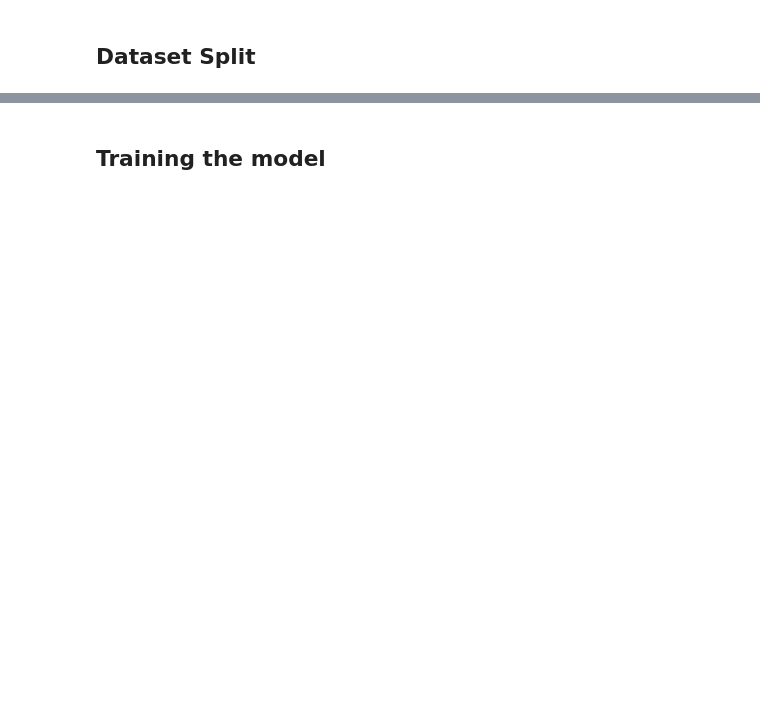
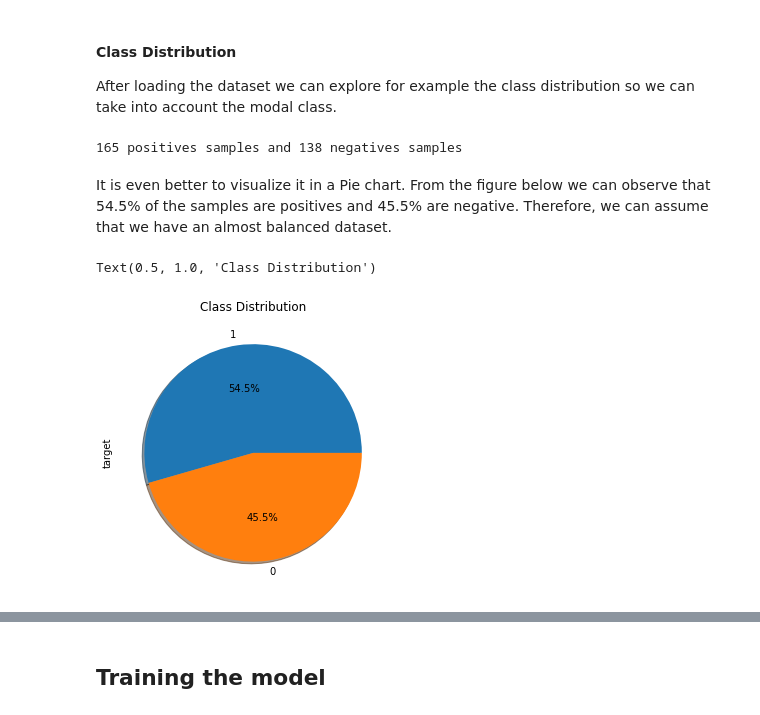
Before and after one commit to kevinmgamboa/heart_disease_prediction_app, a Jupyter notebook: model_train.ipynb, the cells around one changed output, grey strips where cells are left out. Saved outputs shown, nothing was run; the diff lists cells and outputs as text; code cells hidden in the pictures; blank space fills up the shorter version.

```diff
--- a/model_train.ipynb
+++ b/model_train.ipynb
@@ -13,5 +22,5 @@ for dirname, _, filenames in os.walk('/kaggle/input'):
 # %%
-dataset = pd.read_csv('/kaggle/input/heart-disease-uci/heart.csv')
+dataset = pd.read_csv('heart.csv')
 dataset.describe()
 # %% [output]
 |  | age | sex | cp | trestbps | chol | fbs | restecg | thalach | exang | oldpeak | slope | ... |
@@ -40,2 +35,18 @@ import sklearn as skl
-# %% [markdown]
-## Dataset Split
+# %% [markdown]
+#### Class Distribution
+
+After loading the dataset we can explore for example the class distribution so we can take into account the modal class.
+# %%
+# class balance
+cb = dataset['target'].value_counts()
+print(f'{cb[1]} positives samples and {cb[0]} negatives samples')
+# %% [output]
+165 positives samples and 138 negatives samples
+# %% [markdown]
+It is even better to visualize it in a Pie chart. From the figure below we can observe that 54.5% of the samples are positives and 45.5% are negative. Therefore, we can assume that we have an almost balanced dataset.
+# %%
+plot1 = dataset['target'].value_counts().plot(kind='pie', shadow = True,figsize=(5,5), autopct='%1.1f%%')
+plt.title('Class Distribution')
+# %% [output]
+Text(0.5, 1.0, 'Class Distribution')
+[figure, added]
```
Also changed, not shown: parts of 23 cells of this notebook, 1 other file.
